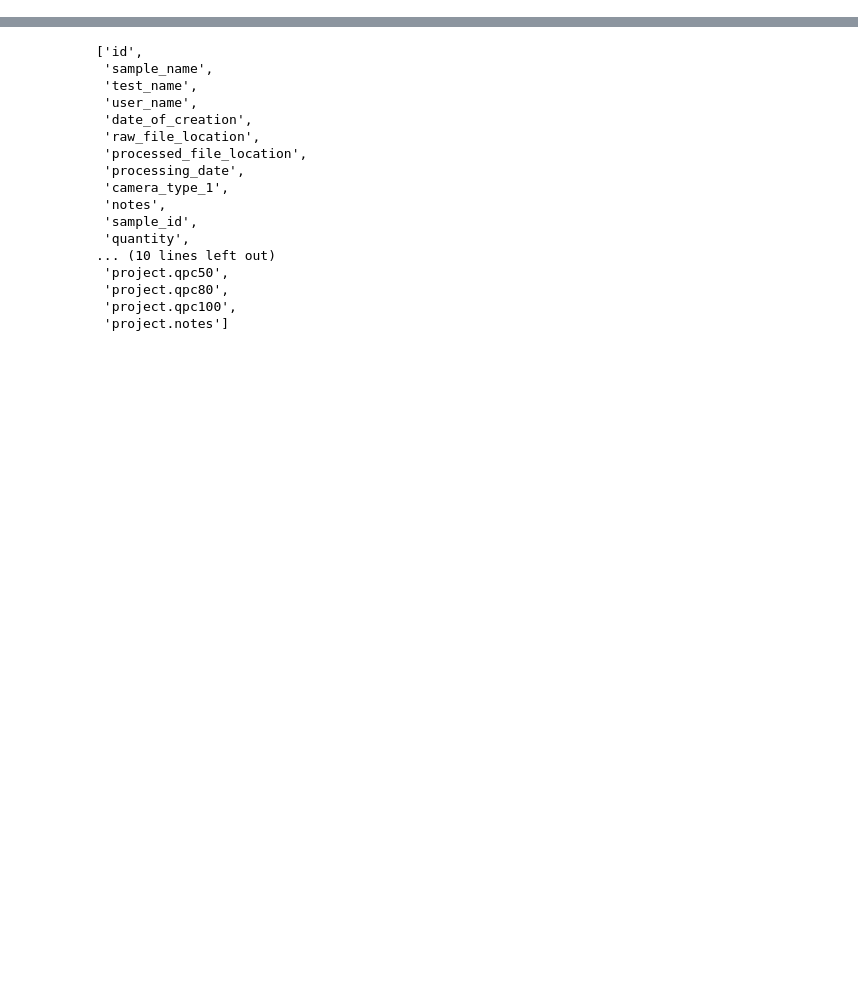
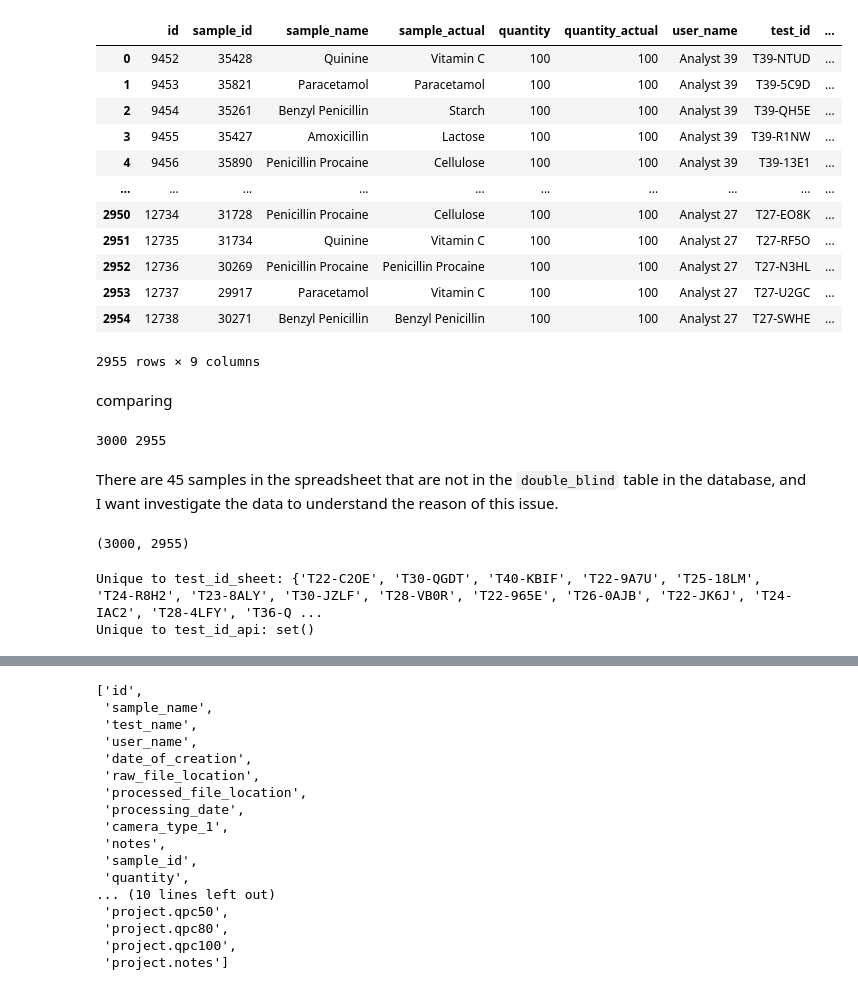
Before and after one commit to PaperAnalyticalDeviceND/pad_dataset_registry, a Jupyter notebook: nbs/DATASET__MSH-Tanzania/EXP__project-MSH-Tanzania-id-19-complete.ipynb, the cells around one changed output, grey strips where cells are left out. Drawn from its saved outputs; the diff is of its cells as text; code cells hidden in the pictures; blank space fills up the shorter version.

```diff
--- a/nbs/DATASET__MSH-Tanzania/EXP__project-MSH-Tanzania-id-19.ipynb
+++ b/nbs/DATASET__MSH-Tanzania/EXP__project-MSH-Tanzania-id-19-complete.ipynb
@@ -22,0 +217,51 @@ def get_project_data(project_id):
+# %%
+double_blind_for_sheet = pd.read_csv('double_blind_for_sheet_results.csv')
+double_blind_for_sheet
+# %% [output]
+|  | id | sample_id | sample_name | sample_actual | quantity | quantity_actual | user_name | test_id | ... |
+| 0 | 9452 | 35428 | Quinine | Vitamin C | 100 | 100 | Analyst 39 | T39-NTUD | ... |
+| 1 | 9453 | 35821 | Paracetamol | Paracetamol | 100 | 100 | Analyst 39 | T39-5C9D | ... |
+| 2 | 9454 | 35261 | Benzyl Penicillin | Starch | 100 | 100 | Analyst 39 | T39-QH5E | ... |
+| 3 | 9455 | 35427 | Amoxicillin | Lactose | 100 | 100 | Analyst 39 | T39-R1NW | ... |
+| 4 | 9456 | 35890 | Penicillin Procaine | Cellulose | 100 | 100 | Analyst 39 | T39-13E1 | ... |
+| ... | ... | ... | ... | ... | ... | ... | ... | ... | ... |
+| 2950 | 12734 | 31728 | Penicillin Procaine | Cellulose | 100 | 100 | Analyst 27 | T27-EO8K | ... |
+| 2951 | 12735 | 31734 | Quinine | Vitamin C | 100 | 100 | Analyst 27 | T27-RF5O | ... |
+| 2952 | 12736 | 30269 | Penicillin Procaine | Penicillin Procaine | 100 | 100 | Analyst 27 | T27-N3HL | ... |
+| 2953 | 12737 | 29917 | Paracetamol | Vitamin C | 100 | 100 | Analyst 27 | T27-U2GC | ... |
+| 2954 | 12738 | 30271 | Benzyl Penicillin | Benzyl Penicillin | 100 | 100 | Analyst 27 | T27-SWHE | ... |
+2955 rows × 9 columns
+# %% [markdown]
+comparing
+# %%
+print(len(data_sheet.test_id), len(double_blind_for_sheet.test_id))
+# %% [output]
+3000 2955
+# %% [markdown]
+There are 45 samples in the spreadsheet that are not in the `double_blind` table in the database, and I want investigate the data to understand the reason of this issue.
+# %%
+data_sheet.test_id.nunique(), double_blind_for_sheet.test_id.nunique()
+# %% [output]
+(3000, 2955)
+# %%
+import numpy as np
+
+# Example data simulating your environment
+test_id_sheet = data_sheet.test_id.unique()
+test_id_api = double_blind_for_sheet.test_id.unique()
+
+# Convert arrays to sets
+set_sheet = set(test_id_sheet)
+set_api = set(test_id_api)
+
+# Find items in test_id_sheet not in test_id_api
+unique_to_sheet = set_sheet - set_api
+
+# Find items in test_id_api not in test_id_sheet
+unique_to_api = set_api - set_sheet
+
+print("Unique to test_id_sheet:", unique_to_sheet)
+print("Unique to test_id_api:", unique_to_api)
+# %% [output]
+Unique to test_id_sheet: {'T22-C2OE', 'T30-QGDT', 'T40-KBIF', 'T22-9A7U', 'T25-18LM', 'T24-R8H2', 'T23-8ALY', 'T30-JZLF', 'T28-VB0R', 'T22-965E', 'T26-0AJB', 'T22-JK6J', 'T24-IAC2', 'T28-4LFY', 'T36-Q ...
+Unique to test_id_api: set()
```
Also changed, not shown: parts of 43 cells of this notebook, 14 other files.
